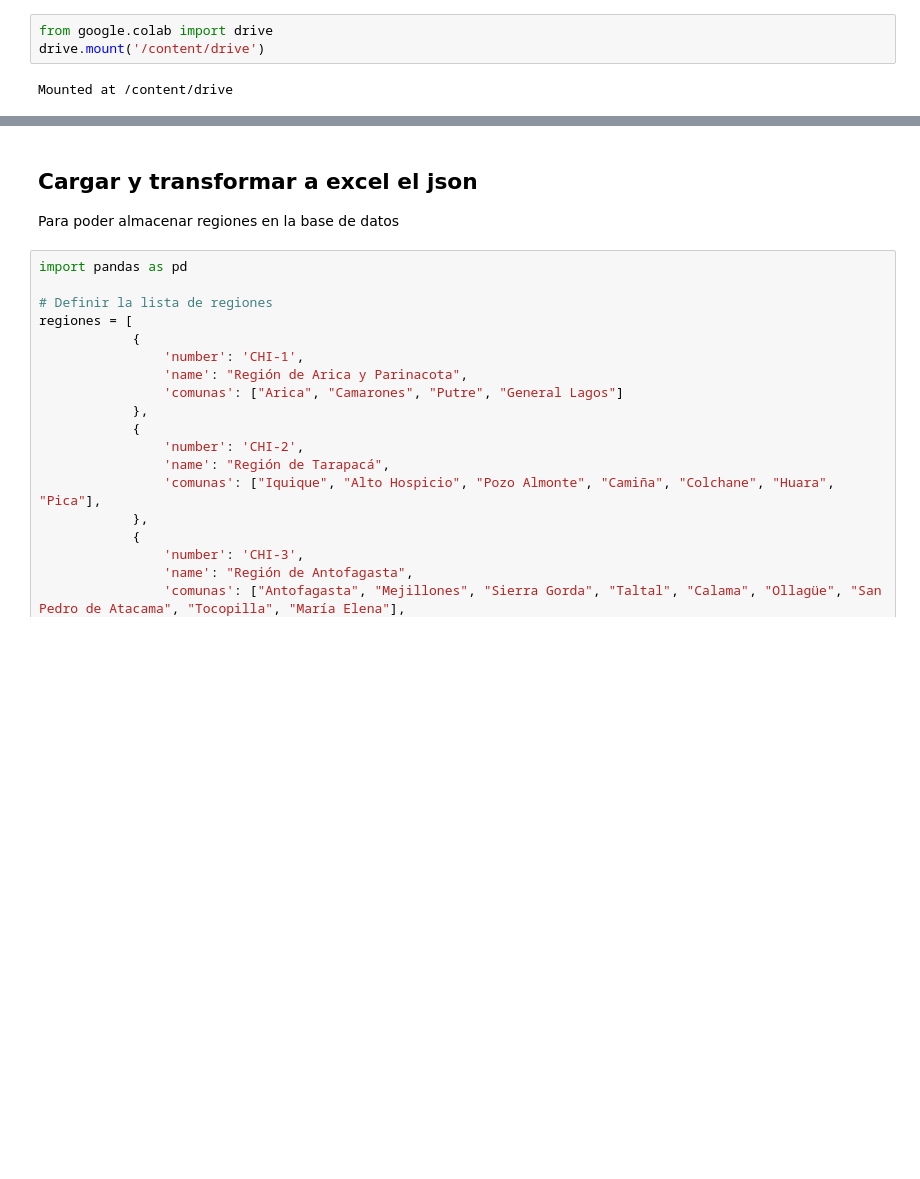
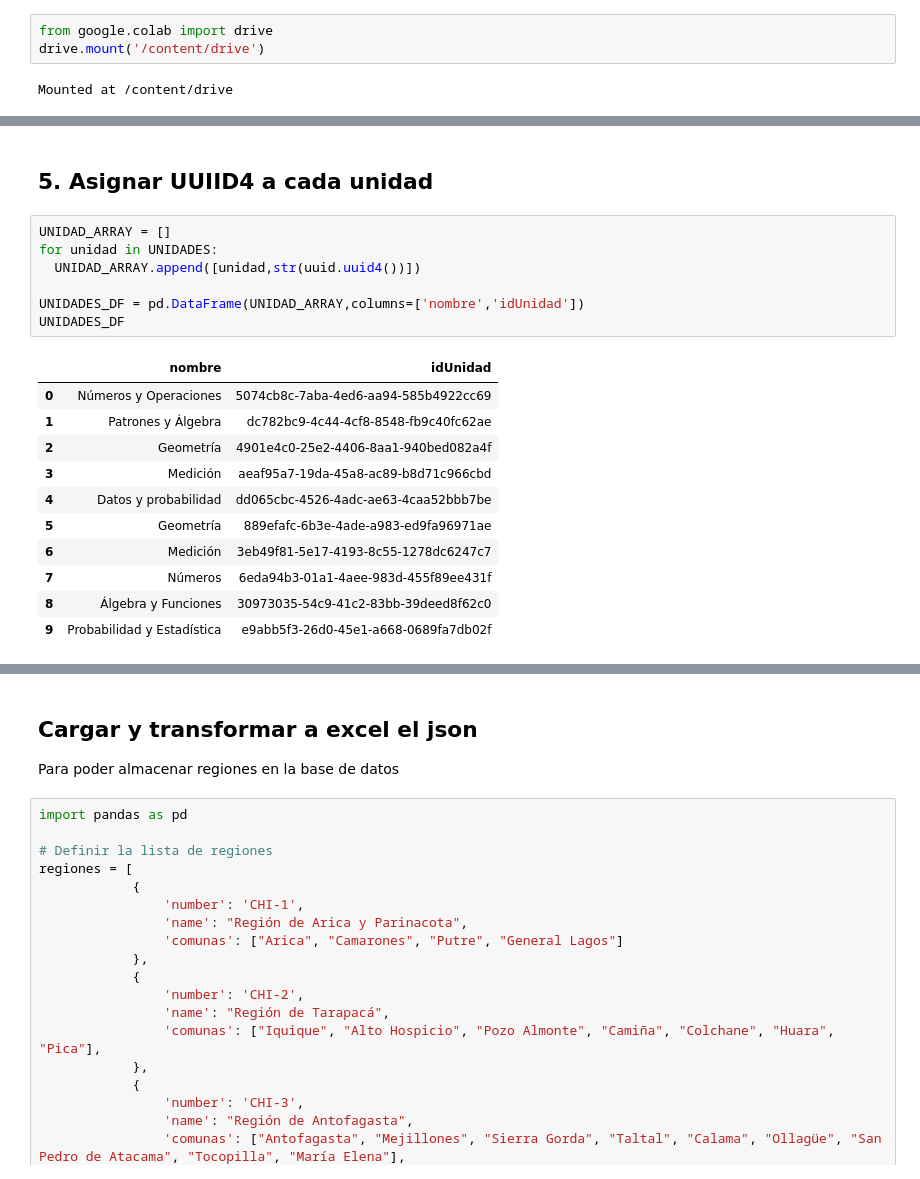
Before and after one commit to Bigote93/APIMINEDUC, a Jupyter notebook: APiGOB.ipynb, the cells around one changed output, grey strips where cells are left out. Drawn from its saved outputs; the diff is of its cells as text; blank space fills up the shorter version.

```diff
--- a/APiGOB.ipynb
+++ b/APiGOB.ipynb
@@ -16,0 +63,21 @@ objetivos_insert_media = '/content/drive/MyDrive/Taller de Desarrollo Soluciones
+# %% [markdown]
+## 5. Asignar UUIID4 a cada unidad
+# %%
+UNIDAD_ARRAY = []
+for unidad in UNIDADES:
+  UNIDAD_ARRAY.append([unidad,str(uuid.uuid4())])
+
+UNIDADES_DF = pd.DataFrame(UNIDAD_ARRAY,columns=['nombre','idUnidad'])
+UNIDADES_DF
+# %% [output]
+|  | nombre | idUnidad |
+| 0 | Números y Operaciones | 5074cb8c-7aba-4ed6-aa94-585b4922cc69 |
+| 1 | Patrones y Álgebra | dc782bc9-4c44-4cf8-8548-fb9c40fc62ae |
+| 2 | Geometría | 4901e4c0-25e2-4406-8aa1-940bed082a4f |
+| 3 | Medición | aeaf95a7-19da-45a8-ac89-b8d71c966cbd |
+| 4 | Datos y probabilidad | dd065cbc-4526-4adc-ae63-4caa52bbb7be |
+| 5 | Geometría | 889efafc-6b3e-4ade-a983-ed9fa96971ae |
+| 6 | Medición | 3eb49f81-5e17-4193-8c55-1278dc6247c7 |
+| 7 | Números | 6eda94b3-01a1-4aee-983d-455f89ee431f |
+| 8 | Álgebra y Funciones | 30973035-54c9-41c2-83bb-39deed8f62c0 |
+| 9 | Probabilidad y Estadística | e9abb5f3-26d0-45e1-a668-0689fa7db02f |
```
Also changed, not shown: parts of 35 cells of this notebook.
